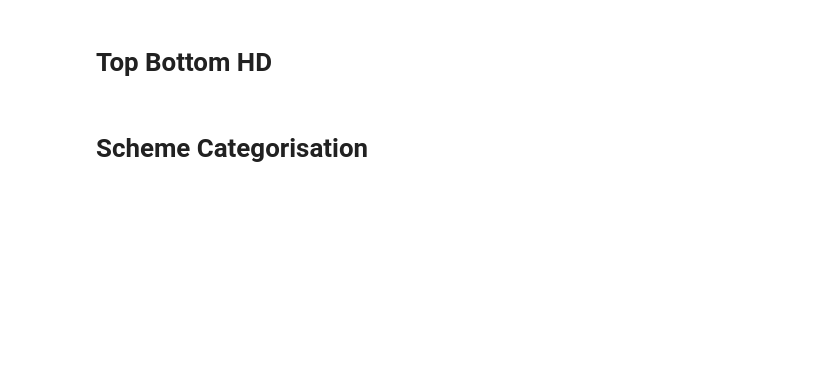
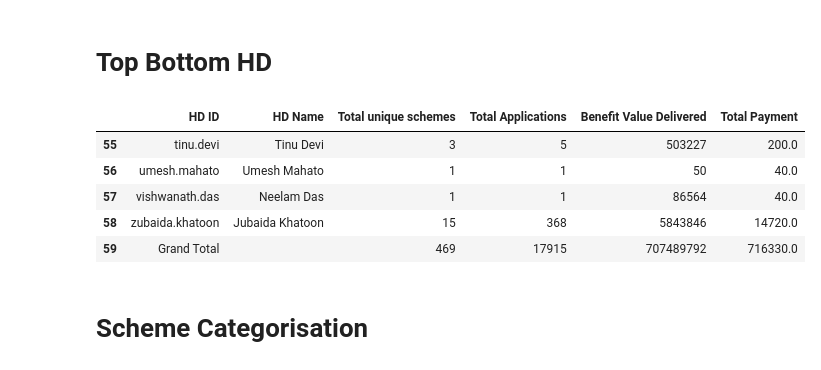
Before and after one commit to akashshahapure/Haqdarshak, a Jupyter notebook: Remove Duplicate for Dashboard-Manas Algo.ipynb, the cells around one changed output. Drawn from its saved outputs; the diff is of its cells as text; code cells hidden in the pictures; blank space fills up the shorter version.

```diff
--- a/Remove Duplicate for Dashboard-Manas Algo.ipynb
+++ b/Remove Duplicate for Dashboard-Manas Algo.ipynb
@@ -690,18 +784,26 @@ sch_doc_ratio
 # %%
 step = unique_data.copy() # Copying data to another variable to make some changes.
 step['HD ID'] = step['HD ID'].fillna('a') # Replacing missing values with simple character 'a'
 step['HD ID'] = step['HD ID'].astype('str') # Changing HD ID column data type to string so that all values can be converted to lower case.
 step['HD ID'] = step['HD ID'].apply(lambda x: x.lower()) # Changing values to lower case.
 step1 = pd.pivot_table(data = step, index = ['HD ID', 'HD Name','Scheme/Doc GUID'], values = 'Case Id', aggfunc = 'count') # Pivoting to get unique HD ID/ HD Name/ Scheme Name
 step1 = pd.DataFrame(step1.drop(columns='Case Id').reset_index()) # Delete unwanted column 'Case Id'
 step1 = pd.DataFrame(pd.pivot_table(data=step1, index=['HD ID','HD Name'], values='Scheme/Doc GUID', aggfunc='count').reset_index()).rename(columns={'Scheme/Doc GUID' : 'Total unique schemes'}) # Pivoting to get unique HD ID/ HD Name and unique count of schemes.
 step2 = pd.DataFrame(step.groupby(by = 'HD ID')['Case Id'].count()).reset_index().rename(columns={'Case Id' : 'Total Applications'})
 step3 = step.groupby('HD ID')['Benefit Value'].sum().reset_index()
-top_bottom_hd = step1.merge(step2, on = 'HD ID', how='left').merge(step3, on = 'HD ID', how='left')
+step4 = pd.pivot_table(data=step, index = ['HD ID'], values='HD_Payment', aggfunc='sum').reset_index().rename(columns = {'HD_Payment' : 'Total Payment'}) # Summing up HD payment
+top_bottom_hd = step1.merge(step2, on = 'HD ID', how='left').merge(step3, on = 'HD ID', how='left').merge(step4, on = 'HD ID', how='left')
 top_bottom_hd.rename(columns={'Benefit Value':'Benefit Value Delivered'}, inplace=True)
 top_bottom_hd.loc[len(top_bottom_hd)] = ['Grand Total', '', top_bottom_hd['Total unique schemes'].sum(),
-                                         top_bottom_hd['Total Applications'].sum(), top_bottom_hd['Benefit Value Delivered'].sum()]
+                                         top_bottom_hd['Total Applications'].sum(), top_bottom_hd['Benefit Value Delivered'].sum(), top_bottom_hd['Total Payment'].sum()]
 top_bottom_hd.tail()
+# %% [output]
+|  | HD ID | HD Name | Total unique schemes | Total Applications | Benefit Value Delivered | Total Payment |
+| 55 | tinu.devi | Tinu Devi | 3 | 5 | 503227 | 200.0 |
+| 56 | umesh.mahato | Umesh Mahato | 1 | 1 | 50 | 40.0 |
+| 57 | vishwanath.das | Neelam Das | 1 | 1 | 86564 | 40.0 |
+| 58 | zubaida.khatoon | Jubaida Khatoon | 15 | 368 | 5843846 | 14720.0 |
+| 59 | Grand Total |  | 469 | 17915 | 707489792 | 716330.0 |
 # %% [markdown]
 # Scheme Categorisation
 # %%
```
Also changed, not shown: parts of 33 cells of this notebook, 3 other files.
